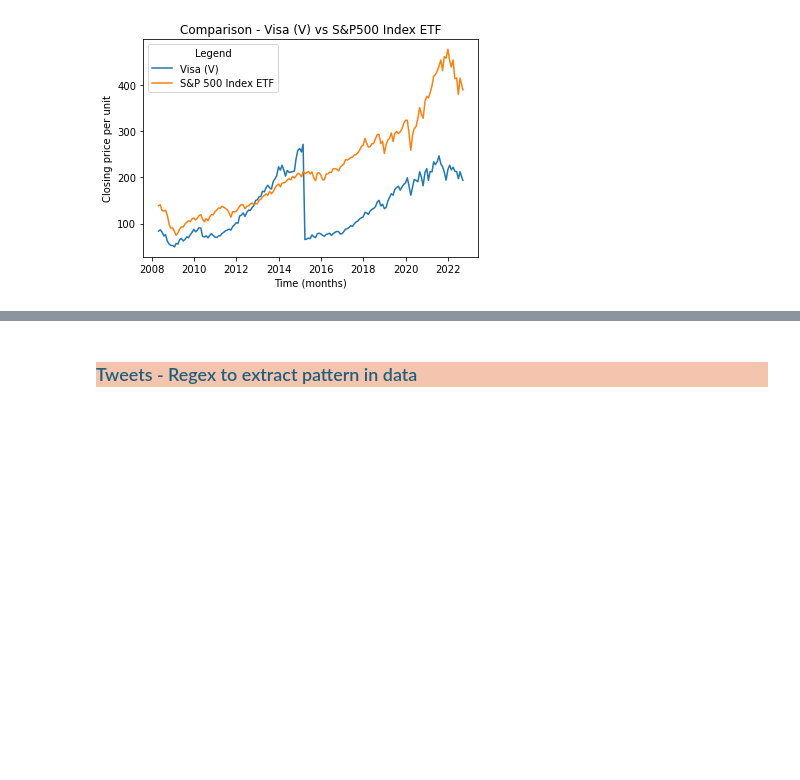
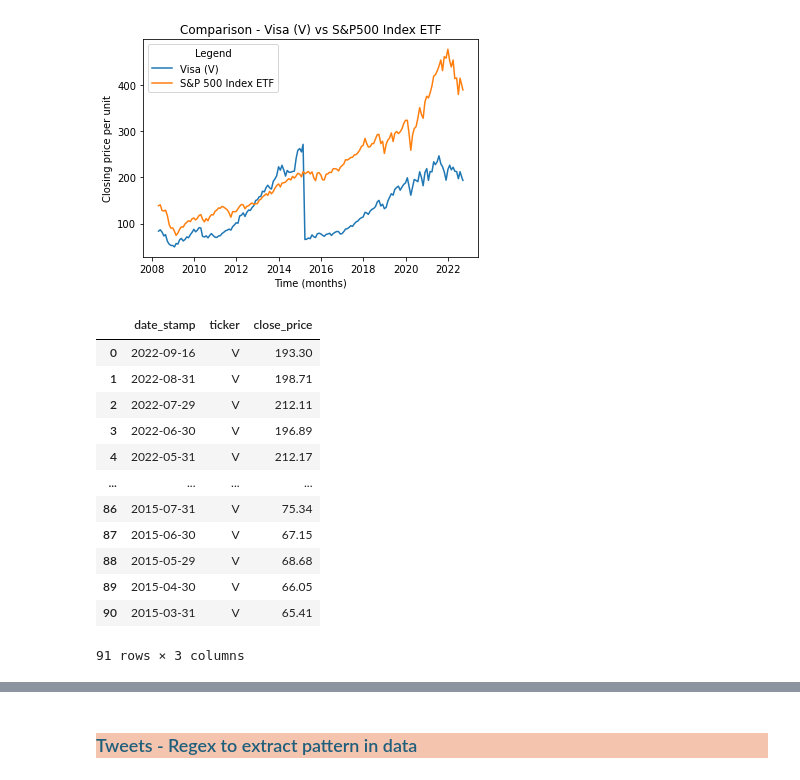
Before and after one commit to WagnerLD/UCDPA_LisaWagner, a Jupyter notebook: UCDPA_LisaWagner_Assignment/UCDPA_LisaWagner_Assignment.ipynb, the cells around one changed output, grey strips where cells are left out. Drawn from its saved outputs; the diff is of its cells as text; code cells hidden in the pictures; blank space fills up the shorter version.

```diff
--- a/UCDPA_LisaWagner_Assignment/UCDPA_LisaWagner_Assignment.ipynb
+++ b/UCDPA_LisaWagner_Assignment/UCDPA_LisaWagner_Assignment.ipynb
@@ -506,0 +522,16 @@ plt.show()
+# %%
+df_postss
+# %% [output]
+|  | date_stamp | ticker | close_price |
+| 0 | 2022-09-16 | V | 193.30 |
+| 1 | 2022-08-31 | V | 198.71 |
+| 2 | 2022-07-29 | V | 212.11 |
+| 3 | 2022-06-30 | V | 196.89 |
+| 4 | 2022-05-31 | V | 212.17 |
+| ... | ... | ... | ... |
+| 86 | 2015-07-31 | V | 75.34 |
+| 87 | 2015-06-30 | V | 67.15 |
+| 88 | 2015-05-29 | V | 68.68 |
+| 89 | 2015-04-30 | V | 66.05 |
+| 90 | 2015-03-31 | V | 65.41 |
+91 rows × 3 columns
```
Also changed, not shown: parts of 46 cells of this notebook.
